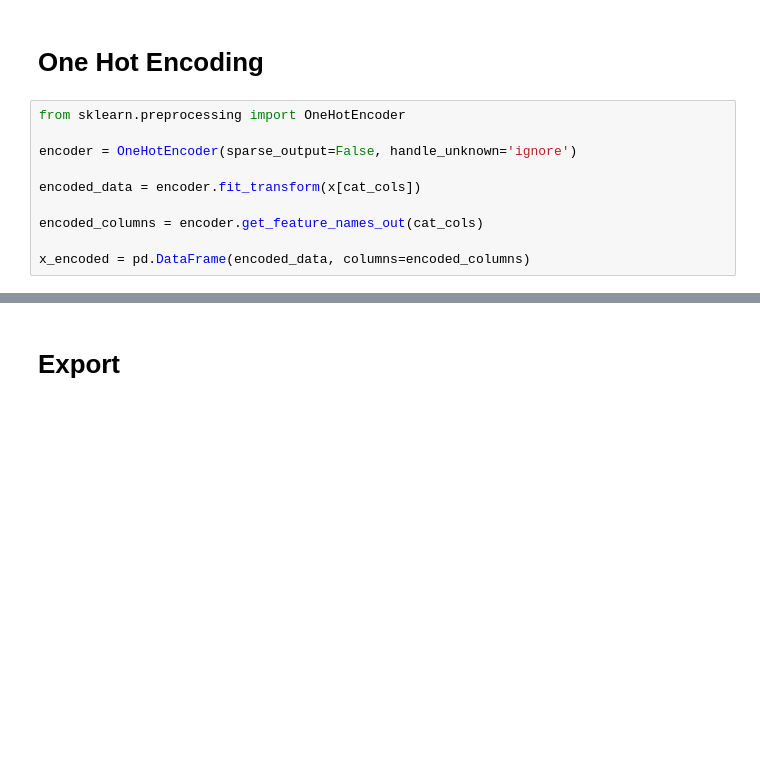
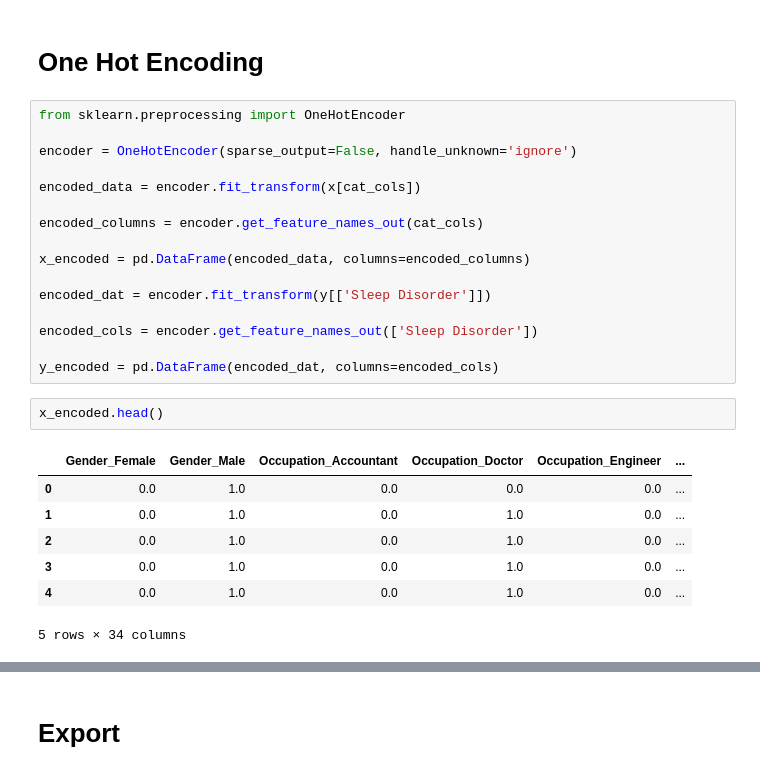
Before and after one commit to rusiravk/rusiravk-uom-ai-sessions, a Jupyter notebook: session-2/Sleep and Lifestyle Dataset/sleep_lifestyle.ipynb, the cells around one changed output, grey strips where cells are left out. Saved outputs shown, nothing was run; the diff lists cells and outputs as text; blank space fills up the shorter version.

```diff
--- a/session-2/Sleep and Lifestyle Dataset/sleep_lifestyle.ipynb
+++ b/session-2/Sleep and Lifestyle Dataset/sleep_lifestyle.ipynb
@@ -338,3 +338,19 @@ encoded_data = encoder.fit_transform(x[cat_cols])
 encoded_columns = encoder.get_feature_names_out(cat_cols)
 
 x_encoded = pd.DataFrame(encoded_data, columns=encoded_columns)
+
+encoded_dat = encoder.fit_transform(y[['Sleep Disorder']])
+
+encoded_cols = encoder.get_feature_names_out(['Sleep Disorder'])
+
+y_encoded = pd.DataFrame(encoded_dat, columns=encoded_cols)
+# %%
+x_encoded.head()
+# %% [output]
+|  | Gender_Female | Gender_Male | Occupation_Accountant | Occupation_Doctor | Occupation_Engineer | ... |
+| 0 | 0.0 | 1.0 | 0.0 | 0.0 | 0.0 | ... |
+| 1 | 0.0 | 1.0 | 0.0 | 1.0 | 0.0 | ... |
+| 2 | 0.0 | 1.0 | 0.0 | 1.0 | 0.0 | ... |
+| 3 | 0.0 | 1.0 | 0.0 | 1.0 | 0.0 | ... |
+| 4 | 0.0 | 1.0 | 0.0 | 1.0 | 0.0 | ... |
+5 rows × 34 columns
```
Also changed, not shown: parts of 3 cells of this notebook.
